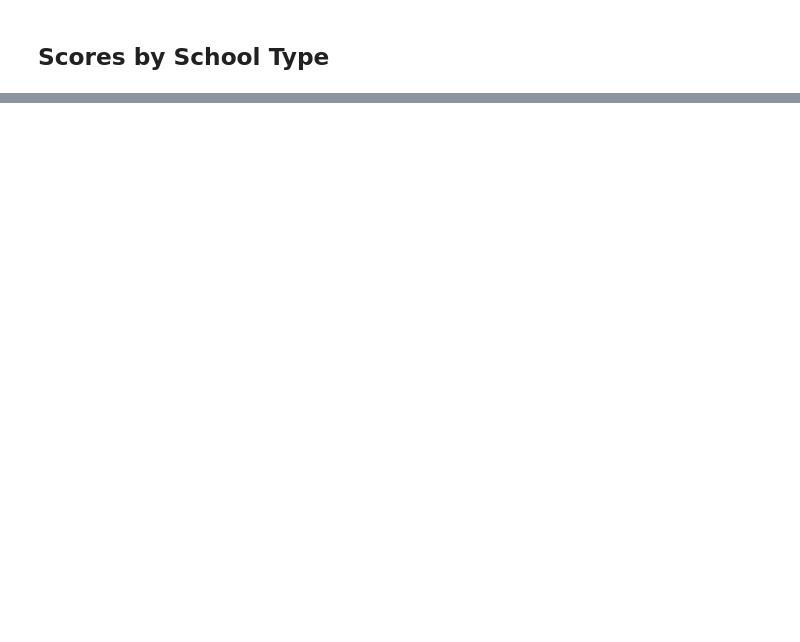
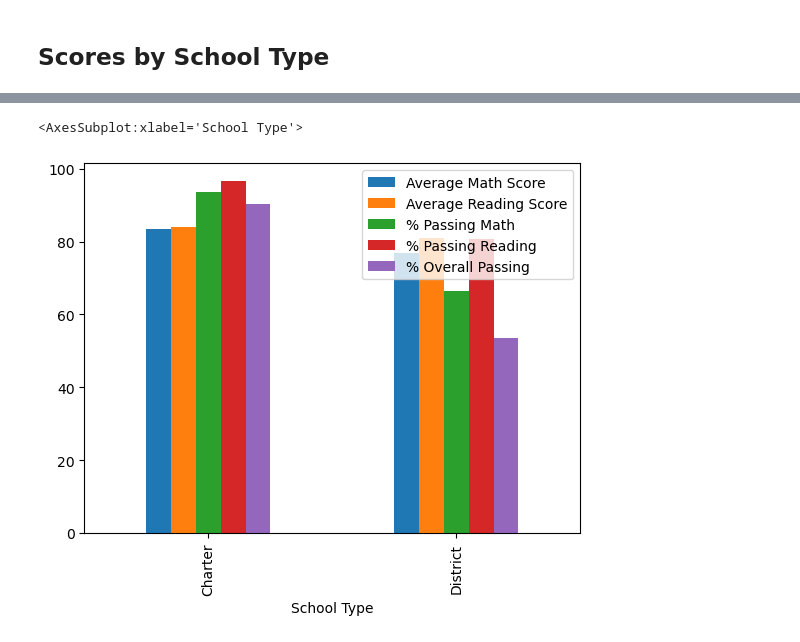
Before and after one commit to ethanwright96/pandas-challenge, a Jupyter notebook: PyCitySchools/main.ipynb, the cells around one changed output, grey strips where cells are left out. Cells and saved outputs as stored; diff of their text form; code cells hidden in the pictures; blank space fills up the shorter version.

```diff
--- a/PyCitySchools/main.ipynb
+++ b/PyCitySchools/main.ipynb
@@ -568,10 +576,9 @@ KeyError: 'Average Math Score'
 # %%
 # Assemble the new data by type into a DataFrame called `type_summary`
-type_summary = pd.DataFrame({"Average Math Score":average_math_score_by_type,"Average Reading Score":average_reading_score_by_type,
-                                 "% Passing Math":average_percent_passing_math_by_type,"% Passing Reading":average_percent_passing_reading_by_type,
-                                 "% Overall Passing":average_percent_overall_passing_by_type
+type_summary = pd.DataFrame({"Average Math Score":type_math_scores,"Average Reading Score":type_reading_scores,
+                                 "% Passing Math":type_passing_math,"% Passing Reading":type_passing_reading,
+                                 "% Overall Passing":type_overall_passing
                                 })
-
 # Display results
 type_summary
 # %% [output]
@@ -578,0 +589,5 @@ NameError: name 'average_math_score_by_type' is not defined
+# %%
+type_summary.plot.bar()
+# %% [output]
+<AxesSubplot:xlabel='School Type'>
+[figure, added]
```
Also changed, not shown: parts of 9 cells of this notebook.
